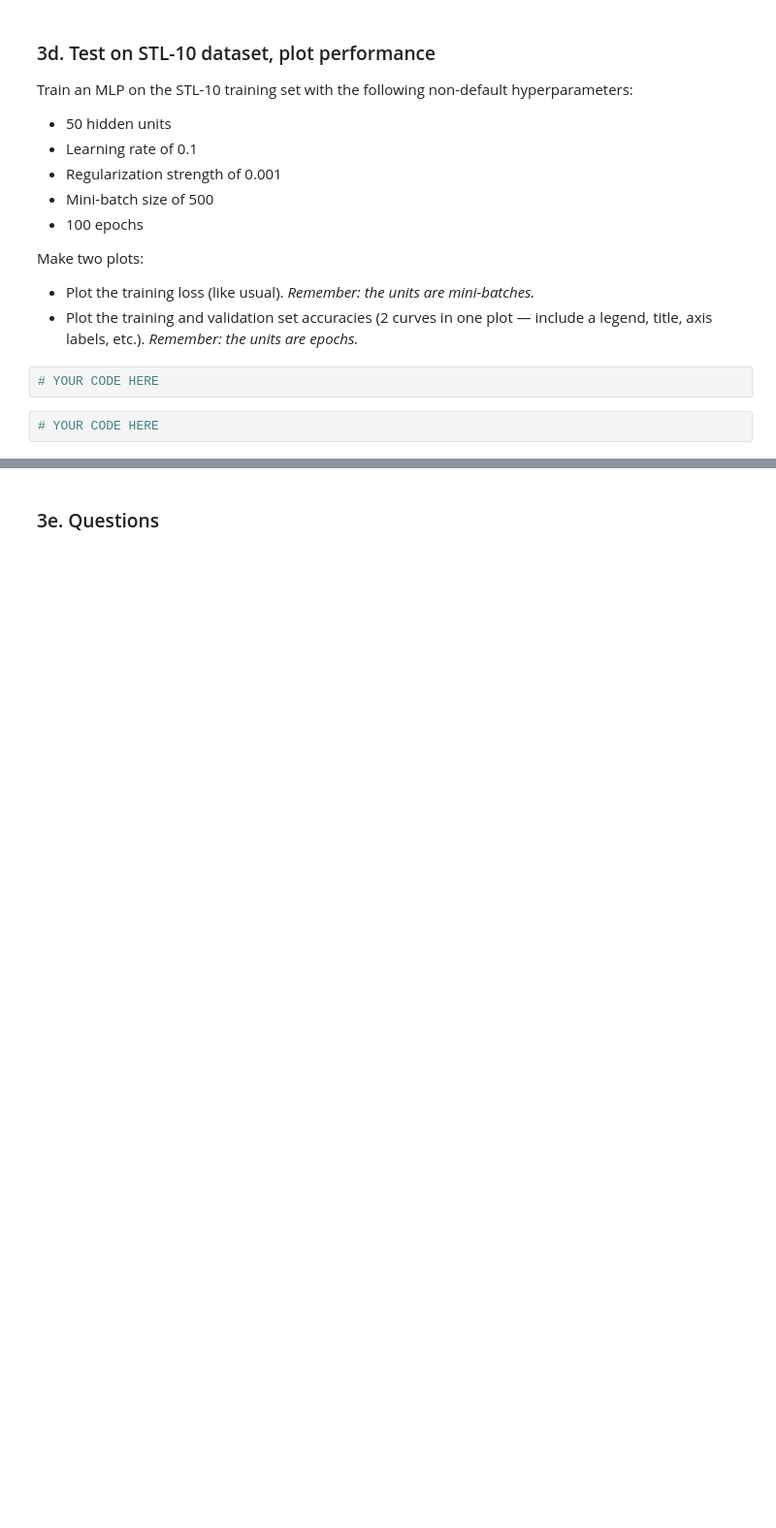
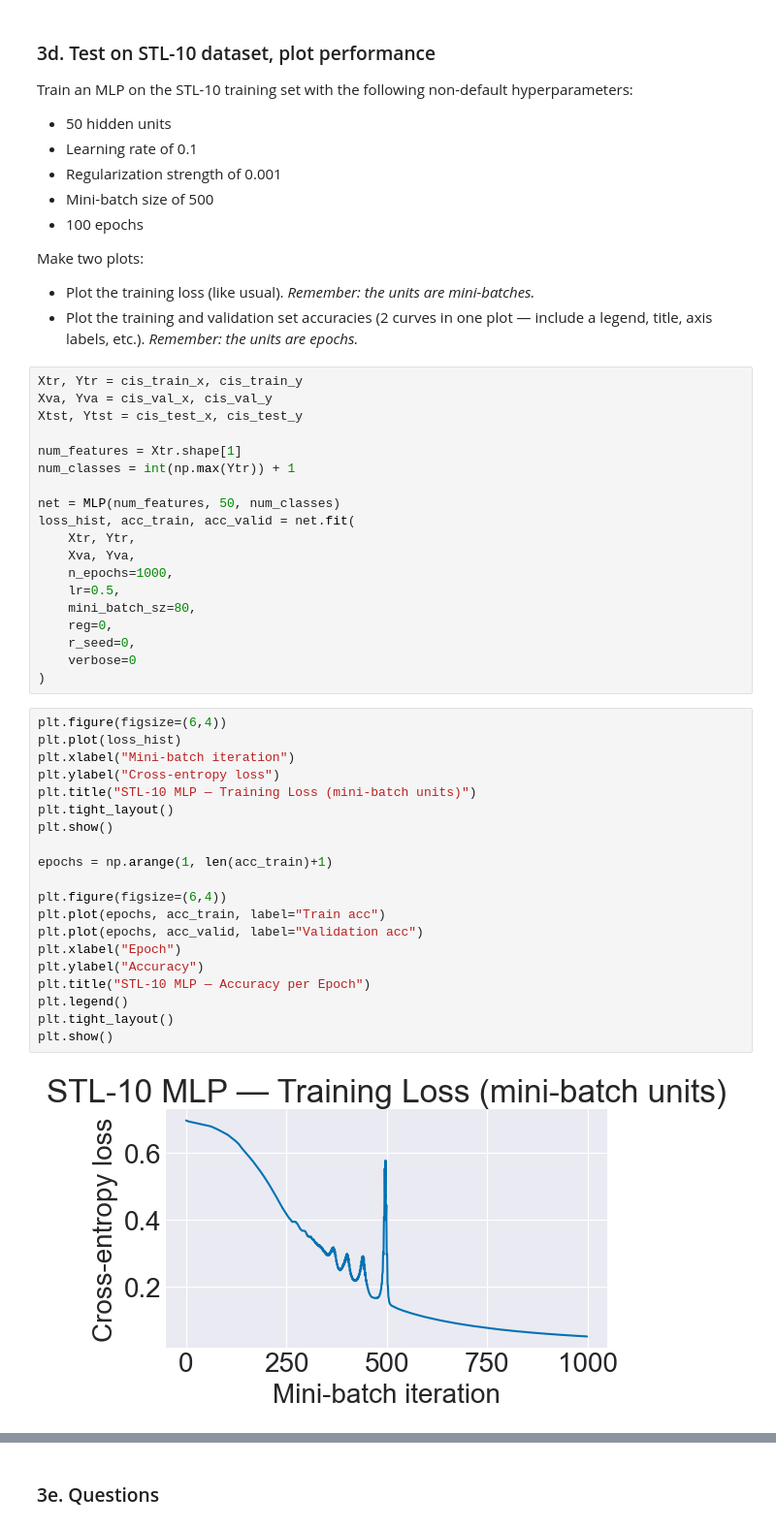
Before and after one commit to sampolz/Neural-Networks, a Jupyter notebook: Project 2/mlp.ipynb, the cells around one changed output, grey strips where cells are left out. Shown at 97% size. Saved outputs shown, nothing was run; the diff lists cells and outputs as text; blank space fills up the shorter version.

```diff
--- a/Project 2/mlp.ipynb
+++ b/Project 2/mlp.ipynb
@@ -522,7 +523,44 @@ Train an MLP on the STL-10 training set with the following non-default hyperpara
 Make two plots:
 - Plot the training loss (like usual). *Remember: the units are mini-batches.*
 - Plot the training and validation set accuracies (2 curves in one plot — include a legend, title, axis labels, etc.). *Remember: the units are epochs.*
-# %%
-# YOUR CODE HERE
-# %%
-# YOUR CODE HERE
+# %%
+Xtr, Ytr = cis_train_x, cis_train_y
+Xva, Yva = cis_val_x, cis_val_y
+Xtst, Ytst = cis_test_x, cis_test_y
+
+num_features = Xtr.shape[1]
+num_classes = int(np.max(Ytr)) + 1
+
+net = MLP(num_features, 50, num_classes)
+loss_hist, acc_train, acc_valid = net.fit(
+    Xtr, Ytr,
+    Xva, Yva,
+    n_epochs=1000,
+    lr=0.5,
+    mini_batch_sz=80,
+    reg=0,
+    r_seed=0,
+    verbose=0
+)
+# %%
+plt.figure(figsize=(6,4))
+plt.plot(loss_hist)
+plt.xlabel("Mini-batch iteration")
+plt.ylabel("Cross-entropy loss")
+plt.title("STL-10 MLP — Training Loss (mini-batch units)")
+plt.tight_layout()
+plt.show()
+
+epochs = np.arange(1, len(acc_train)+1)
+
+plt.figure(figsize=(6,4))
+plt.plot(epochs, acc_train, label="Train acc")
+plt.plot(epochs, acc_valid, label="Validation acc")
+plt.xlabel("Epoch")
+plt.ylabel("Accuracy")
+plt.title("STL-10 MLP — Accuracy per Epoch")
+plt.legend()
+plt.tight_layout()
+plt.show()
+# %% [output]
+[figure, added]
```
Also changed, not shown: parts of 8 cells of this notebook.
